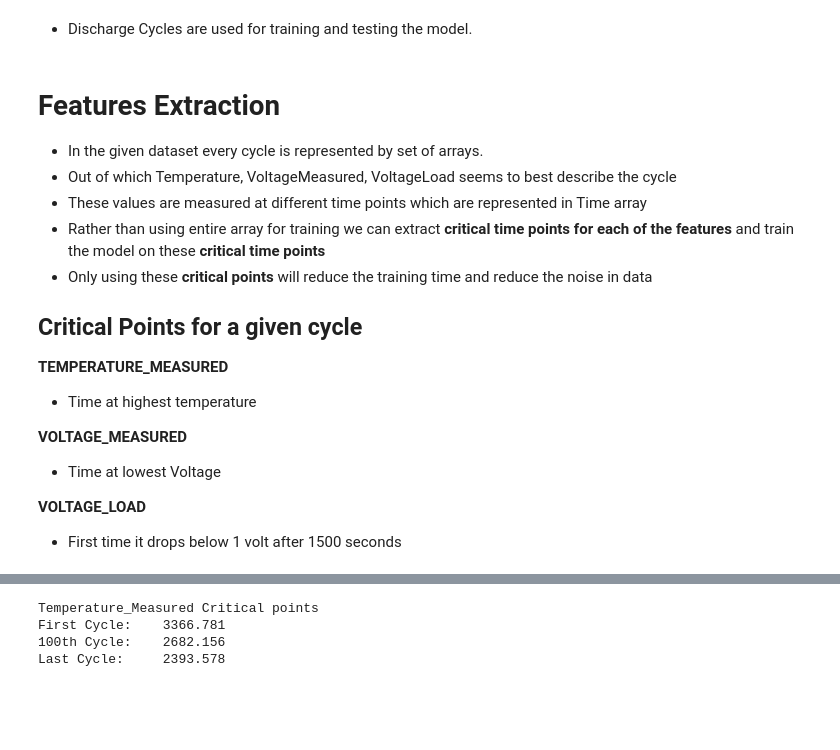
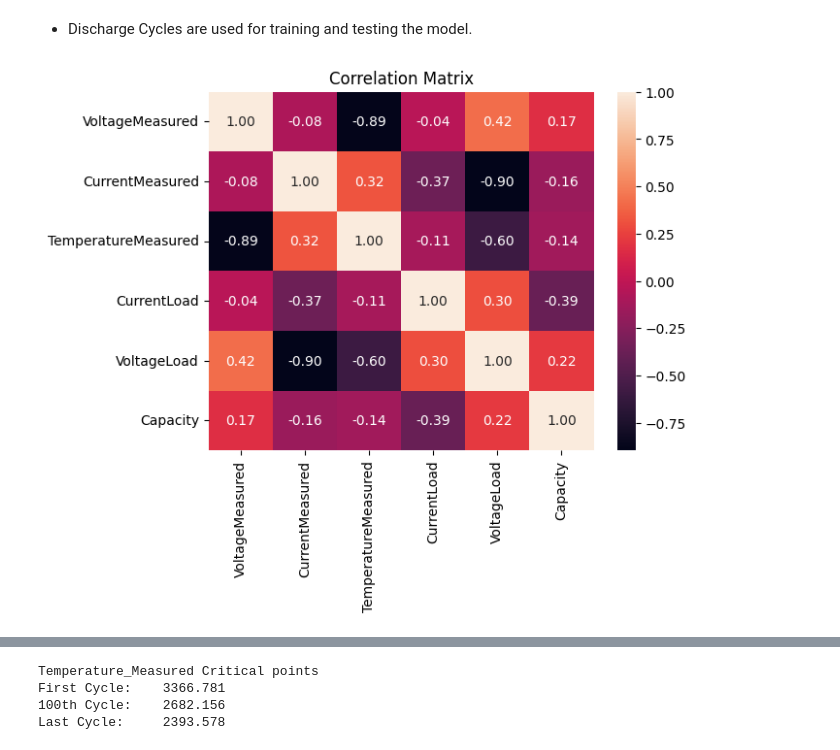
Before and after one commit to Shreeshabhat10/Battery-RUL-Predictor, a Jupyter notebook: our_proj.ipynb, the cells around one changed output, grey strips where cells are left out. Cells and saved outputs as stored; diff of their text form; code cells hidden in the pictures; blank space fills up the shorter version.

Commit message:
added correlation matrix

```diff
--- a/our_proj.ipynb
+++ b/our_proj.ipynb
@@ -166,6 +160,40 @@ for p in params:
 [figure]
 # %% [markdown]
 - Discharge Cycles are used for training and testing the model.
+# %%
+import pandas as pd
+import seaborn as sns
+import matplotlib.pyplot as plt
+# Initialize an empty DataFrame to hold all the data
+all_data = pd.DataFrame()
+
+# Loop through each battery and each cycle
+for i in range(len(bs)):
+    for j in range(datas[i].size):
+        if types[i][j] == 'discharge':
+            # Extract the data for this cycle
+            cycle_data = {
+                'VoltageMeasured': datas[i][j]['Voltage_measured'][0][0][0],
+                'CurrentMeasured': datas[i][j]['Current_measured'][0][0][0],
+                'TemperatureMeasured': datas[i][j]['Temperature_measured'][0][0][0],
+                'CurrentLoad': datas[i][j]['Current_load'][0][0][0],
+                'VoltageLoad': datas[i][j]['Voltage_load'][0][0][0],
+                'Capacity': datas[i][j]['Capacity'][0][0][0][0]
+            }
+            # Convert to DataFrame and append to all_data
+            cycle_df = pd.DataFrame(cycle_data)
+            # Use pd.concat to combine DataFrames
+            all_data = pd.concat([all_data, cycle_df], ignore_index=True)
+
+# Now that we have all the data in one DataFrame, calculate the correlation matrix
+corr_matrix = all_data.corr()
+
+# Plot the correlation matrix using seaborn
+sns.heatmap(corr_matrix, annot=True, fmt=".2f")
+plt.title('Correlation Matrix')
+plt.show()
+# %% [output]
+[figure, added]
 # %%
 Cycles = {}
 params = ['Temperature_measured', 'Voltage_measured', 'Voltage_load', 'Time']
@@ -184,22 +212,3 @@ for i in range(len(bs)):
         if types[i][j] == 'discharge':
             cap.append(datas[i][j]['Capacity'][0][0][0][0])
     Cycles[bs[i]]['Capacity'] = np.array(cap)
-# %% [markdown]
-# Features Extraction
-
-- In the given dataset every cycle is represented by set of arrays.
-- Out of which Temperature, VoltageMeasured, VoltageLoad seems to best describe the cycle
-- These values are measured at different time points which are represented in Time array
-- Rather than using entire array for training we can extract **critical time points for each of the features** and train the model on these **critical time points**
-- Only using these **critical points** will reduce the training time and reduce the noise in data
-
-## Critical Points for a given cycle
-**TEMPERATURE_MEASURED**
-- Time at highest temperature
-
-
-**VOLTAGE_MEASURED**
-- Time at lowest Voltage
-
-**VOLTAGE_LOAD**
-- First time it drops below 1 volt after 1500 seconds
```
Also changed, not shown: parts of 8 cells of this notebook.
